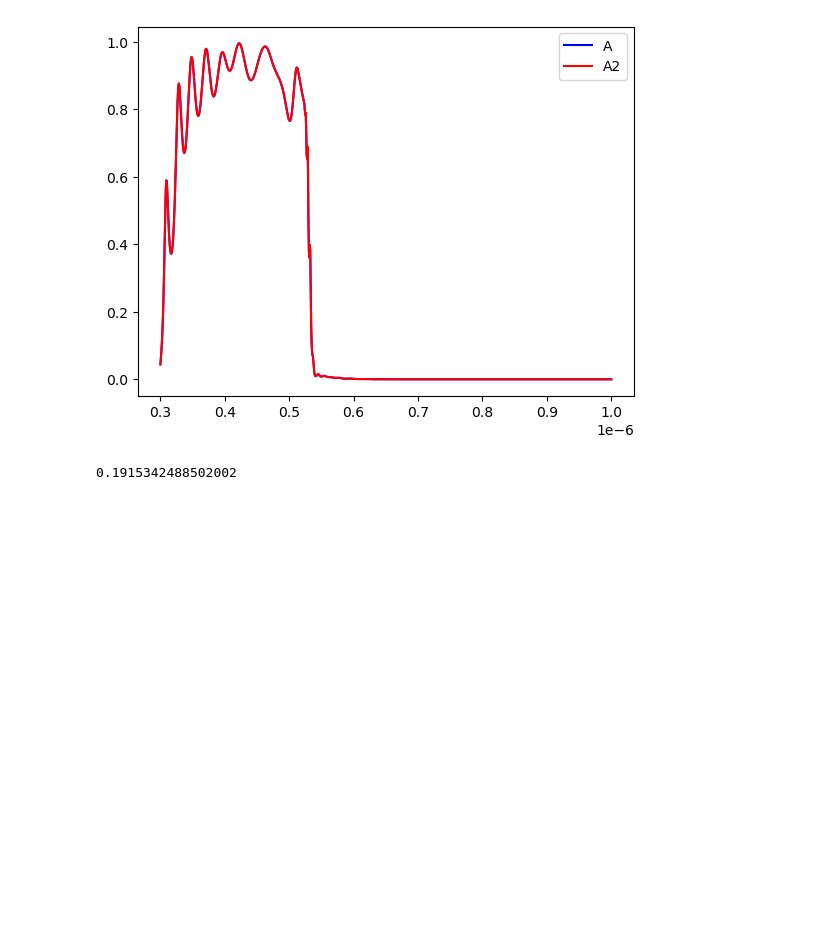
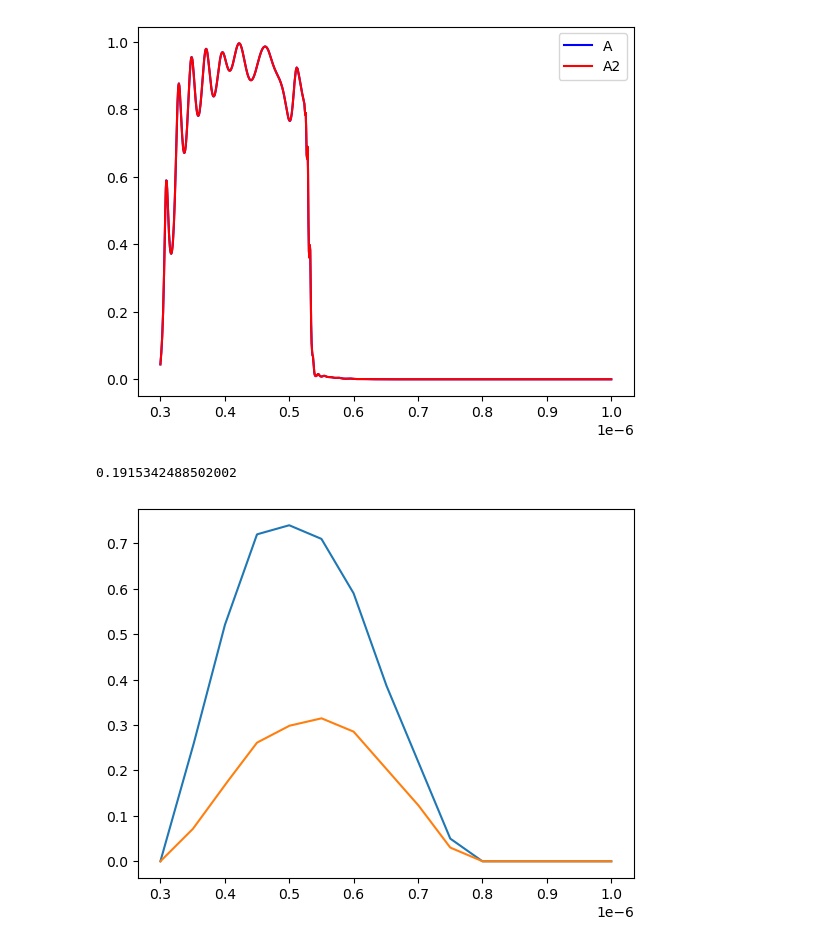
Before and after one commit to FoleyLab/wptherml, a Jupyter notebook: examples/jsc_test.ipynb, the cells around one changed output. Saved outputs shown, nothing was run; the diff lists cells and outputs as text; code cells hidden in the pictures; blank space fills up the shorter version.

Commit message:
adding spectral response function

```diff
--- a/examples/jsc_test.ipynb
+++ b/examples/jsc_test.ipynb
@@ -129,6 +129,13 @@ print(sum_abs)
  Use the `material_X( 5 ) command to define the material of this new layer!
 [figure]
 0.1915342488502002
+# %%
+test._spectral_response_psc()
+plt.plot(test.wavelength_array, test.perovskite_eqe)
+plt.plot(test.wavelength_array, test.perovskite_spectral_response)
+plt.show()
+# %% [output]
+[figure, added]
 # %%
 test.compute_pv_stpv_jsc()
 _jsc_b = test.pv_stpv_jsc
```
Also changed, not shown: parts of 3 cells of this notebook, 1 other file.
